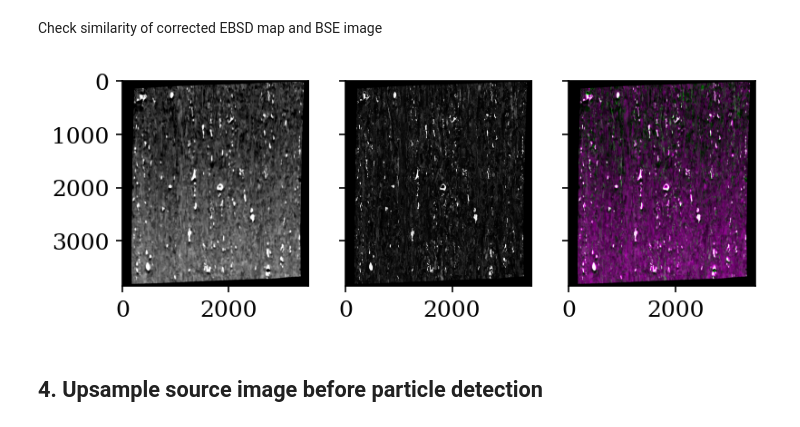
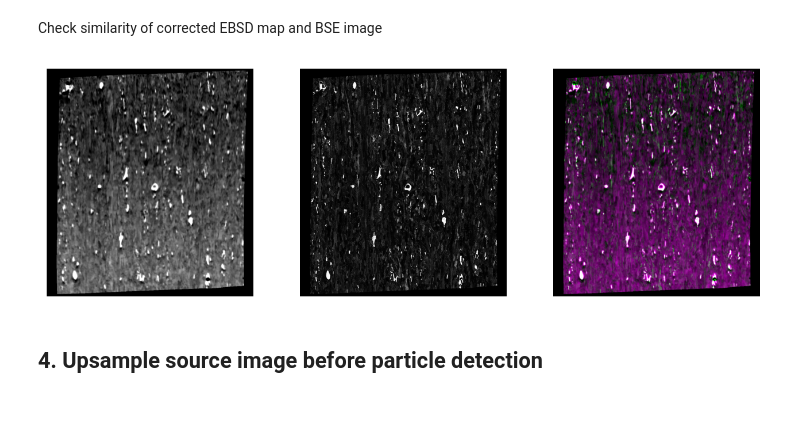
Before and after one commit to hakonanes/correlated-grains-particles-workflow, a Jupyter notebook: notebooks/image_registration.ipynb, the cells around one changed output. Drawn from its saved outputs; the diff is of its cells as text; code cells hidden in the pictures.

```diff
--- a/notebooks/image_registration.ipynb
+++ b/notebooks/image_registration.ipynb
@@ -224,7 +224,10 @@ Check mapping of EBSD intensity map
 # %%
 ebsd_correct = map_in_image(ebsd, out_shape, rc_in_2d, rc_out_2d)
 
-fig, ax = plt.subplots(ncols=2)
+fig, ax = plt.subplots(figsize=(6, 3), ncols=2)
 ax[0].imshow(ebsd, cmap="gray")
-ax[1].imshow(ebsd_correct, cmap="gray");
+ax[1].imshow(ebsd_correct, cmap="gray")
+for a in ax:
+    a.axis("off")
+fig.tight_layout()
 # %% [output]
@@ -250,7 +253,10 @@ ebsd_correct3 = ebsd_correct2[:bse.shape[0], :bse.shape[1]]
 bse2 = bse.copy()
 bse2[~mask2] = 0
 # %%
-fig, ax = plt.subplots(ncols=2, sharex=True, sharey=True)
+fig, ax = plt.subplots(figsize=(6, 3), ncols=2, sharex=True, sharey=True)
 ax[0].imshow(ebsd_correct3, cmap="gray")
-ax[1].imshow(bse2, cmap="gray");
+ax[1].imshow(bse2, cmap="gray")
+for a in ax:
+    a.axis("off")
+fig.tight_layout()
 # %% [output]
@@ -260,14 +266,17 @@ Check similarity of corrected EBSD map and BSE image
 # %%
 ebsd_correct4 = ske.rescale_intensity(ebsd_correct3, out_range=(0, 1))
 bse3 = ske.rescale_intensity(bse2, out_range=(0, 1))
 reg_im = np.stack((ebsd_correct4, bse3, ebsd_correct4), axis=2)
 
-fig, (ax0, ax1, ax2) = plt.subplots(ncols=3, sharex=True, sharey=True)
-ax0.imshow(ebsd_correct4, cmap="gray")
-ax1.imshow(bse3, cmap="gray")
-ax2.imshow(reg_im);
+fig, ax = plt.subplots(figsize=(9, 3), ncols=3, sharex=True, sharey=True)
+ax[0].imshow(ebsd_correct4, cmap="gray")
+ax[1].imshow(bse3, cmap="gray")
+ax[2].imshow(reg_im)
+for a in ax:
+    a.axis("off")
+fig.tight_layout()
 # %% [output]
-[figure, old version]
+[figure, new version]
 # %%
 # With padding
 plt.imsave(os.path.join(dir_bse, "reg_ebsd.png"), ebsd_correct4, cmap="gray")
```
Also changed, not shown: parts of 21 cells of this notebook, 1 other file.
